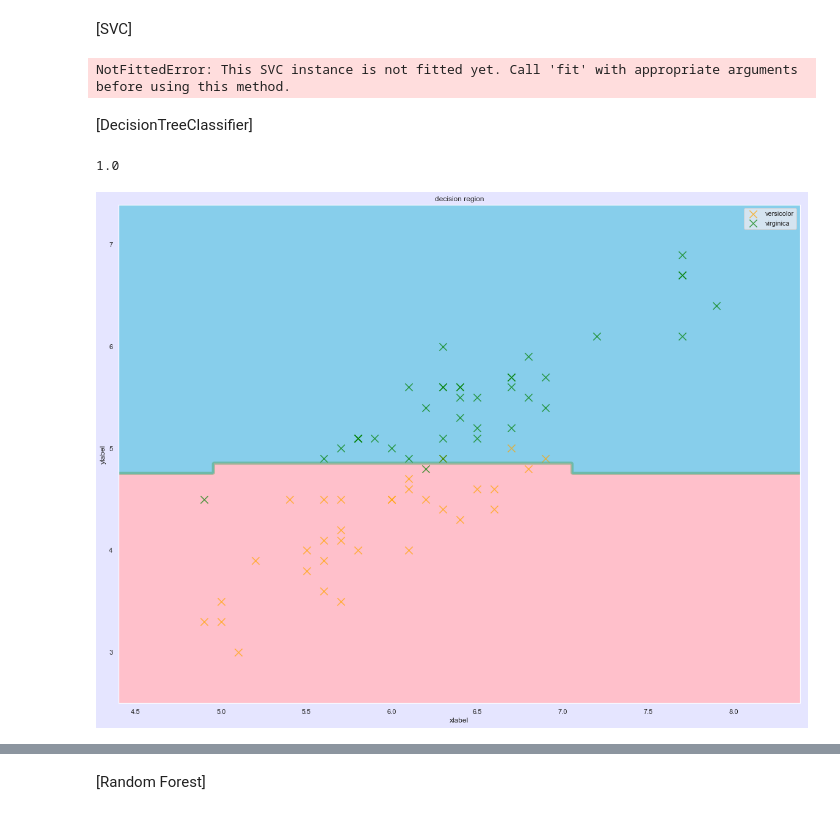
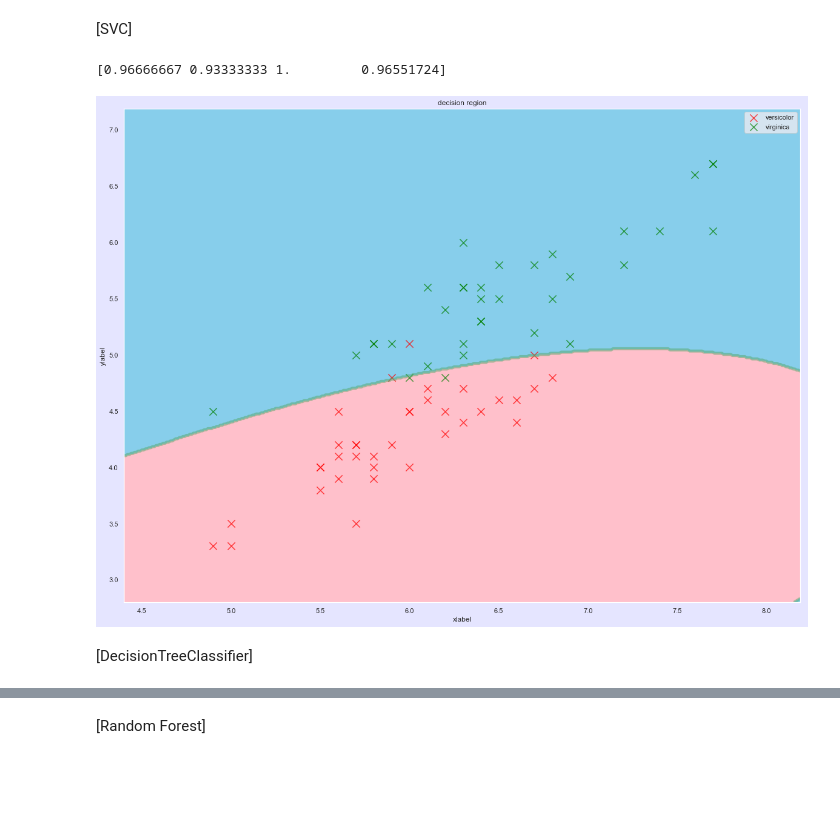
Before and after one commit to Yohei-Kawakami/diveintocode-ml, a Jupyter notebook: week4/week4-work1.ipynb, the cells around one changed output, grey strips where cells are left out. Saved outputs shown, nothing was run; the diff lists cells and outputs as text; code cells hidden in the pictures; blank space fills up the shorter version.

```diff
--- a/week4/week4-work1.ipynb
+++ b/week4/week4-work1.ipynb
@@ -531,10 +532,15 @@ from sklearn.svm import SVC
 model_SVC = SVC()
 model_SVC.fit(X_train, y_train)
 
-score_SVC = SVC_model.score(X_train, y_train)
-
-SVM_pred = model_svc.predict(X_test)
+SVC_pred = model_SVC.predict(X_test)
-# %% [output]
-NotFittedError: This SVC instance is not fitted yet. Call 'fit' with appropriate arguments before using this method.
+# %%
+# get scores SVC
+score_SVC = get_scores(y_test, SVC_pred)
+print(score_SVC)
+
+decision_region(X_train, y_train, model_SVC)
+# %% [output]
+[0.96666667 0.93333333 1.         0.96551724]
+[figure, added]
 # %% [markdown]
 [DecisionTreeClassifier]
@@ -554,6 +546,0 @@ graph = graphviz.Source(dot_data)
-# %%
-print(score_DT)
-decision_region(X_train, y_train, clf)
-# %% [output]
-1.0
-[figure, removed]
```
Also changed, not shown: parts of 32 cells of this notebook.
